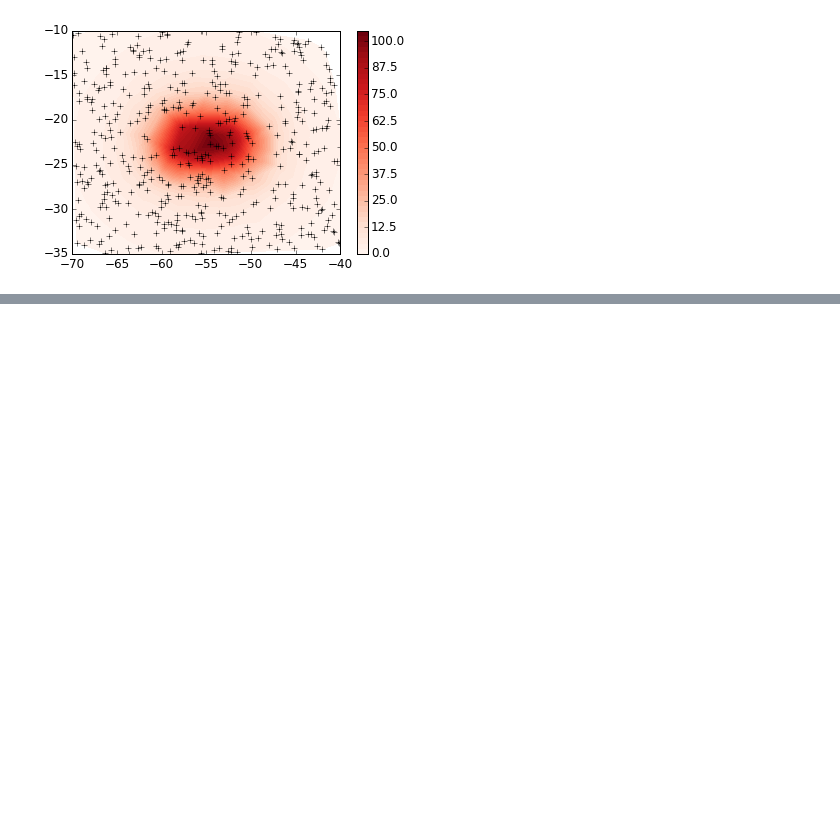
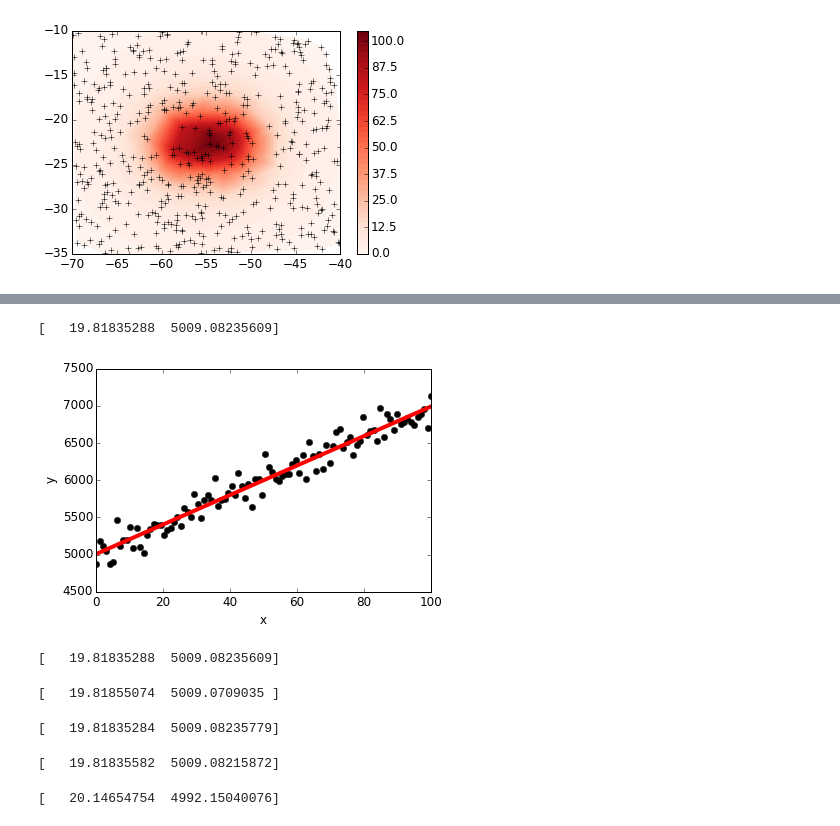
Before and after one commit to leouieda/phd-thesis, a Jupyter notebook: presentation/code/fatiando-demo.ipynb, the cells around one changed output, grey strips where cells are left out. Saved outputs shown, nothing was run; the diff lists cells and outputs as text; code cells hidden in the pictures; blank space fills up the shorter version.

```diff
--- a/presentation/code/fatiando-demo.ipynb
+++ b/presentation/code/fatiando-demo.ipynb
@@ -96,0 +100,46 @@ plt.savefig('../fa')
+# %%
+from fatiando.inversion import Misfit
+
+class Regressao(Misfit):
+    def __init__(self, x, y):
+        Misfit.__init__(self,
+            data=y, nparams=2, islinear=True)
+        self.x = x
+    def predicted(self, p):
+        a, b = p
+        return a*self.x + b
+    def jacobian(self, p):
+        A = np.empty((self.ndata, self.nparams))
+        A[:, 0] = self.x
+        A[:, 1] = 1
+        return A
+# %%
+reg = Regressao(x, yo)
+reg.fit()
+print(reg.estimate_)
+# %% [output]
+[   19.81835288  5009.08235609]
+# %%
+plt.plot(x, yo, 'ok')
+plt.plot(x, reg.predicted(), '-r', linewidth=4)
+plt.xlabel('x')
+plt.ylabel('y')
+plt.savefig('../figures/fatiando-demo-inv-line.png', dpi=300)
+# %% [output]
+[figure, added]
+# %%
+reg.config('newton', initial=[1, 1]).fit()
+print(reg.estimate_)
+# %% [output]
+[   19.81835288  5009.08235609]
+# %%
+reg.config('levmarq', initial=[0, 0]).fit()
+print(reg.estimate_)
+# %% [output]
+[   19.81855074  5009.0709035 ]
+# %%
+reg.config('acor',
+           bounds=[0, 1000, 0, 10e5]).fit()
+print(reg.estimate_)
+# %% [output]
+[   19.81835284  5009.08235779]
@@ -96,0 +150,11 @@ plt.savefig('../fa')
+# %%
+gamma.fit()
+print(gamma.estimate_)
+# %% [output]
+[   19.81835582  5009.08215872]
+# %%
+gamma.config('acor',
+             bounds=[0, 1000, 0, 10e5]).fit()
+print(gamma.estimate_)
+# %% [output]
+[   20.14654754  4992.15040076]
```
Also changed, not shown: parts of 5 cells of this notebook, 5 other files.
